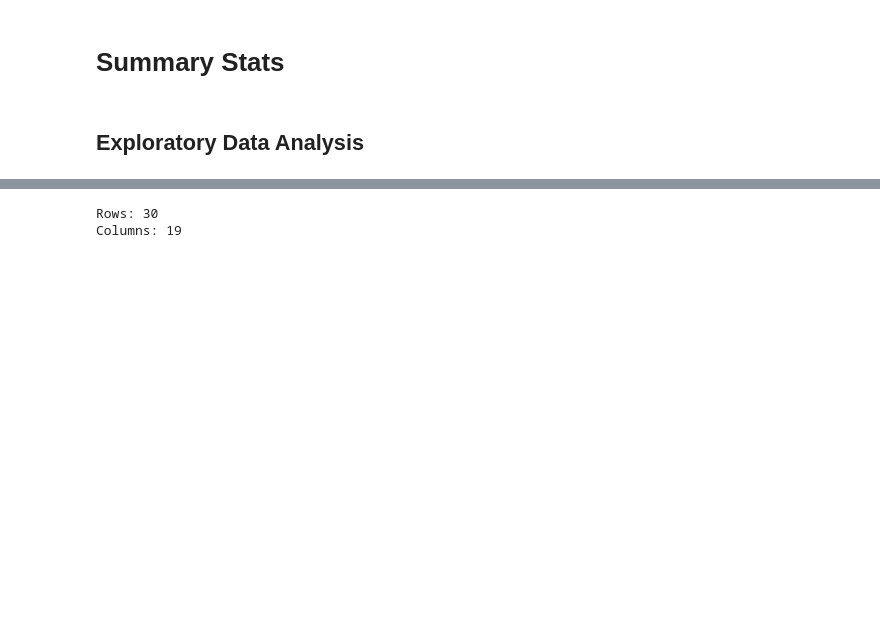
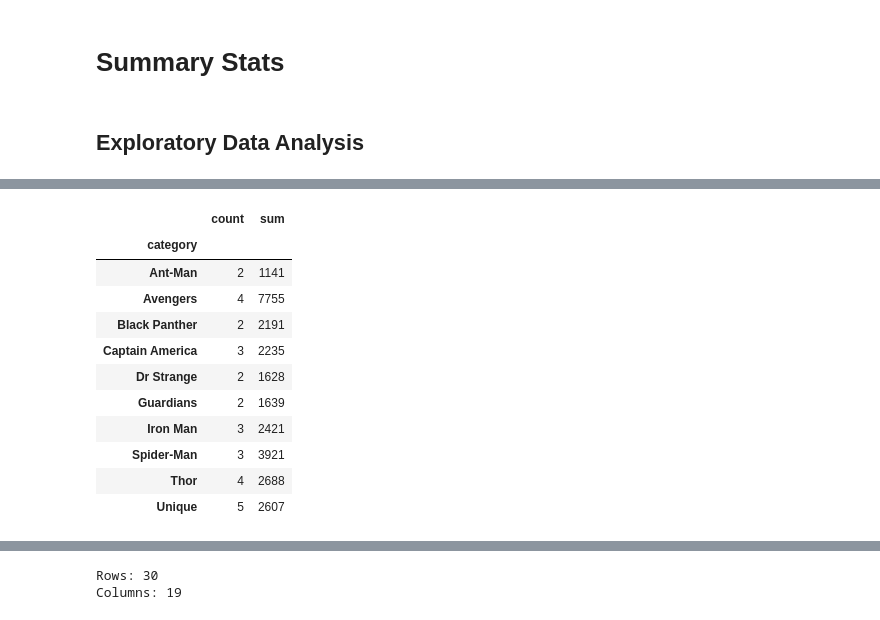
Before and after one commit to dz080/AD654_FinalProject, a Jupyter notebook: Jiun.ipynb, the cells around one changed output, grey strips where cells are left out. Saved outputs shown, nothing was run; the diff lists cells and outputs as text; code cells hidden in the pictures; blank space fills up the shorter version.

```diff
--- a/Jiun.ipynb
+++ b/Jiun.ipynb
@@ -105,0 +68,7 @@ marvel_movies.groupby("category").head()
+# %%
+# Count the number of films in each category
+category_counts = marvel_movies.groupby('category')['film'].count()
+# Convert the counts to a DataFrame for better visualization and handling
+category_groupby = category_counts.reset_index(name='count').set_index("category")
+
+print(category_groupby)
@@ -105,0 +88,19 @@ marvel_movies.groupby("category").head()
+# %%
+category_gross = marvel_movies.groupby('category')['worldwide gross ($m)'].sum().reset_index(name='sum').set_index("category")
+category_groupby.join(category_gross, on="category")
+
+
+#sssssss
+# %% [output]
+|  | count | sum |
+| category |  |  |
+| Ant-Man | 2 | 1141 |
+| Avengers | 4 | 7755 |
+| Black Panther | 2 | 2191 |
+| Captain America | 3 | 2235 |
+| Dr Strange | 2 | 1628 |
+| Guardians | 2 | 1639 |
+| Iron Man | 3 | 2421 |
+| Spider-Man | 3 | 3921 |
+| Thor | 4 | 2688 |
+| Unique | 5 | 2607 |
```
Also changed, not shown: parts of 8 cells of this notebook, 1 other file.
